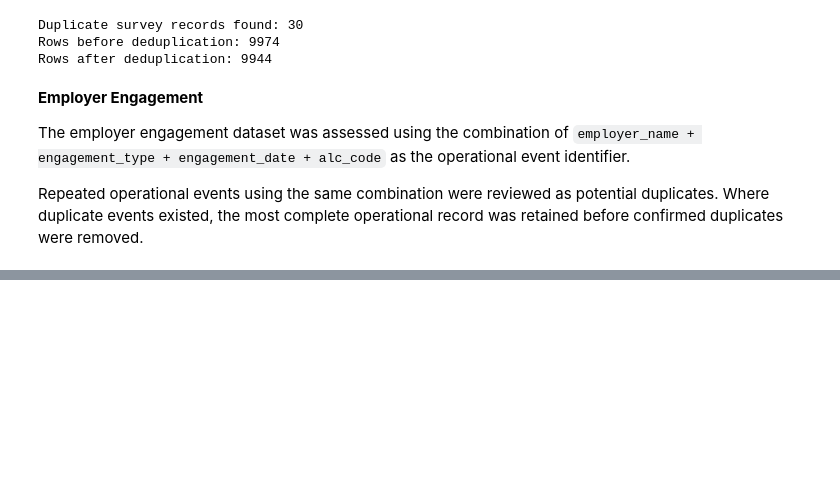
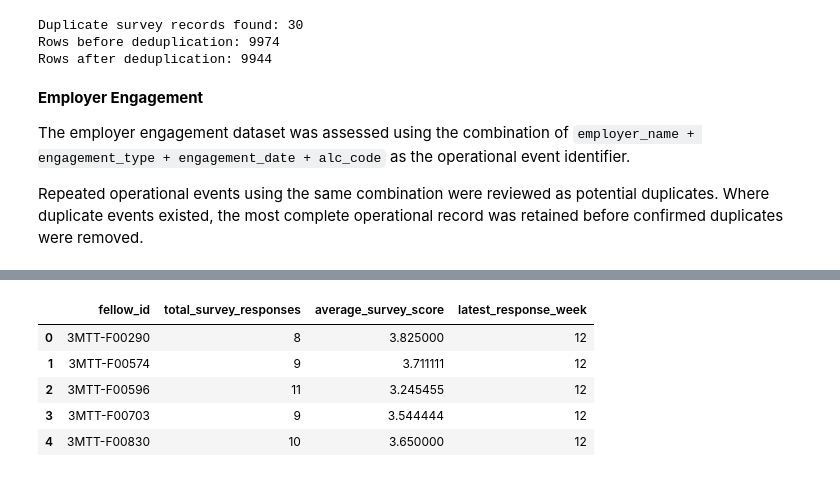
Before and after one commit to Efe-Godson/3mtt-stage2-analysis, a Jupyter notebook: notebooks/deliverable_2_analysis_notebook.ipynb, the cells around one changed output, grey strips where cells are left out. Saved outputs shown, nothing was run; the diff lists cells and outputs as text; code cells hidden in the pictures; blank space fills up the shorter version.

```diff
--- a/notebooks/deliverable_2_analysis_notebook.ipynb
+++ b/notebooks/deliverable_2_analysis_notebook.ipynb
@@ -1590,0 +1918,55 @@ Repeated operational events using the same combination were reviewed as potentia
+# %%
+# =========================================================
+# SURVEY ENGAGEMENT FEATURE ENGINEERING
+# =========================================================
+
+# Create engagement summary metrics
+survey_engagement_features = (
+    reflection_deduplicated.groupby(
+        "fellow_id"
+    )
+    .agg(
+
+        total_survey_responses=(
+            "week",
+            "count"
+        ),
+
+        average_survey_score=(
+            "survey_score",
+            "mean"
+        )
+
+    )
+    .reset_index()
+)
+
+
+# Merge engagement metrics into fellows dataset
+fellows_deduplicated = (
+    fellows_deduplicated.merge(
+        survey_engagement_features,
+        on="fellow_id",
+        how="left"
+    )
+)
+
+
+# Preview engagement features
+display(
+    fellows_deduplicated[
+        [
+            "fellow_id",
+            "total_survey_responses",
+            "average_survey_score",
+            "latest_response_week"
+        ]
+    ].head()
+)
+# %% [output]
+|  | fellow_id | total_survey_responses | average_survey_score | latest_response_week |
+| 0 | 3MTT-F00290 | 8 | 3.825000 | 12 |
+| 1 | 3MTT-F00574 | 9 | 3.711111 | 12 |
+| 2 | 3MTT-F00596 | 11 | 3.245455 | 12 |
+| 3 | 3MTT-F00703 | 9 | 3.544444 | 12 |
+| 4 | 3MTT-F00830 | 10 | 3.650000 | 12 |
```
Also changed, not shown: parts of 11 cells of this notebook.
